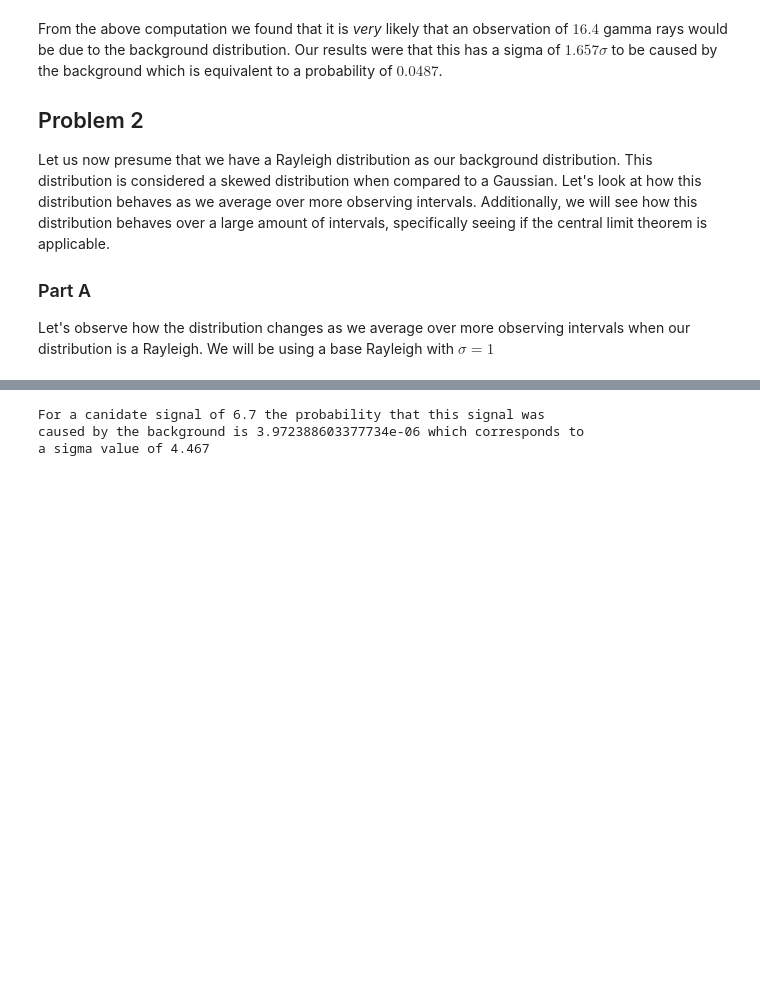
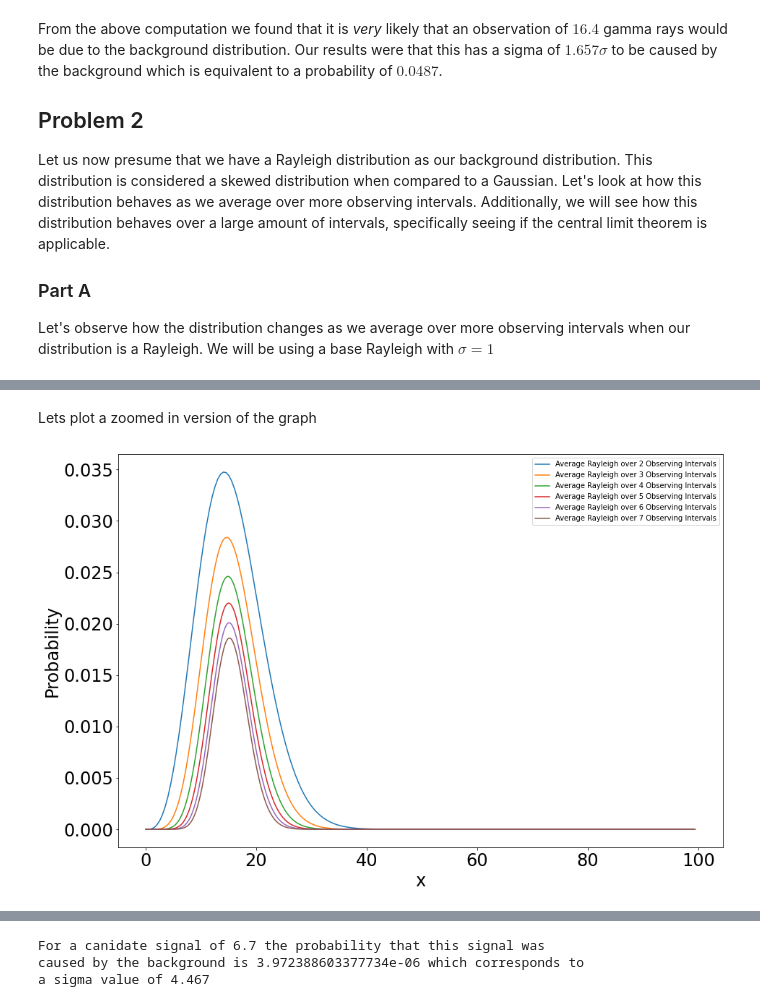
Before and after one commit to williamdolsen/phys434-21au, a Jupyter notebook: labs/lab2/lab2.ipynb, the cells around one changed output, grey strips where cells are left out. Drawn from its saved outputs; the diff is of its cells as text; code cells hidden in the pictures; blank space fills up the shorter version.

```diff
--- a/labs/lab2/lab2.ipynb
+++ b/labs/lab2/lab2.ipynb
@@ -14,6 +14,28 @@ import math
 
 # general graphing setup
 plt.rcParams["figure.figsize"] = (15,10)
+
+# helper functions
+def normalizer(x, y):
+    return np.sum(y) * calc_bin_width(x)
+
+def calc_bin_width(x):
+    return (x[-1] - x[0]) / len(x)
+
+def convolve(conv_times, probabilities):
+    probs_conv = probabilities
+    for i in range(0, conv_times):
+        probs_conv = np.convolve(probs_conv, probabilities)
+
+        # normalize
+        xs = np.linspace(0, len(probs_conv), len(probs_conv))
+        probs_conv /= normalizer(xs, probs_conv)
+    return xs, probs_conv
+
+def compute_avg_distribution(conv_times, probabilities):
+    xs, probs = convolve(conv_times, probabilities)
+    xs /= (conv_times + 1)
+    return xs, probs
 # %% [markdown]
 ## Problem 1
 
@@ -244 +247,18 @@ plt.show()
+# %% [markdown]
+Lets plot a zoomed in version of the graph
+# %%
+plt.plot(xs_1_conv_ray_avg, probs_1_conv_ray_avg, label=f'Average Rayleigh over 2 Observing Intervals')
+plt.plot(xs_2_conv_ray_avg, probs_2_conv_ray_avg, label=f'Average Rayleigh over 3 Observing Intervals')
+plt.plot(xs_3_conv_ray_avg, probs_3_conv_ray_avg, label=f'Average Rayleigh over 4 Observing Intervals')
+plt.plot(xs_4_conv_ray_avg, probs_4_conv_ray_avg, label=f'Average Rayleigh over 5 Observing Intervals')
+plt.plot(xs_5_conv_ray_avg, probs_5_conv_ray_avg, label=f'Average Rayleigh over 6 Observing Intervals')
+plt.plot(xs_6_conv_ray_avg, probs_6_conv_ray_avg, label=f'Average Rayleigh over 7 Observing Intervals')
+
+plt.tick_params(labelsize=24)
+plt.xlabel('x', fontdict={'size':24})
+plt.ylabel('Probability', fontdict={'size':24})
+plt.legend()
+plt.show()
+# %% [output]
+[figure, added]
 # %% [markdown]
```
Also changed, not shown: parts of 11 cells of this notebook.
